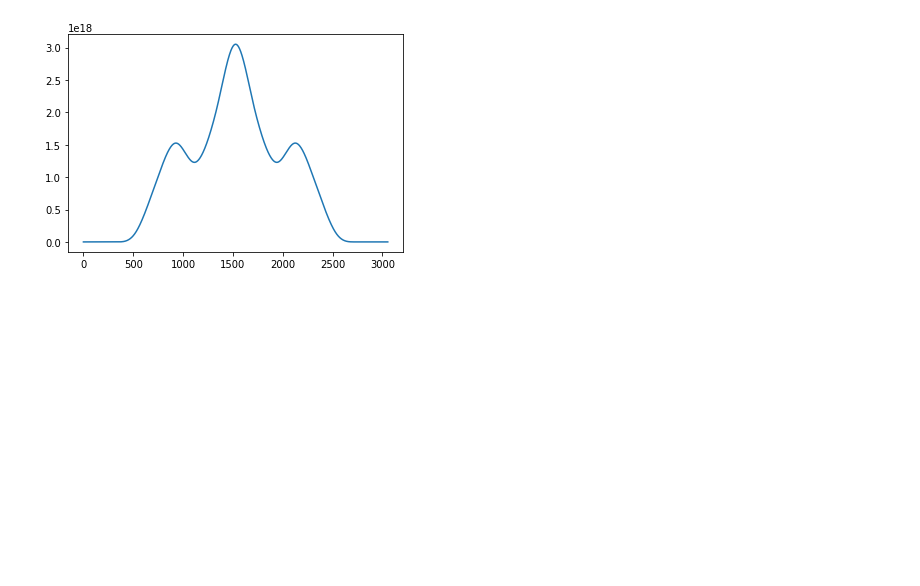
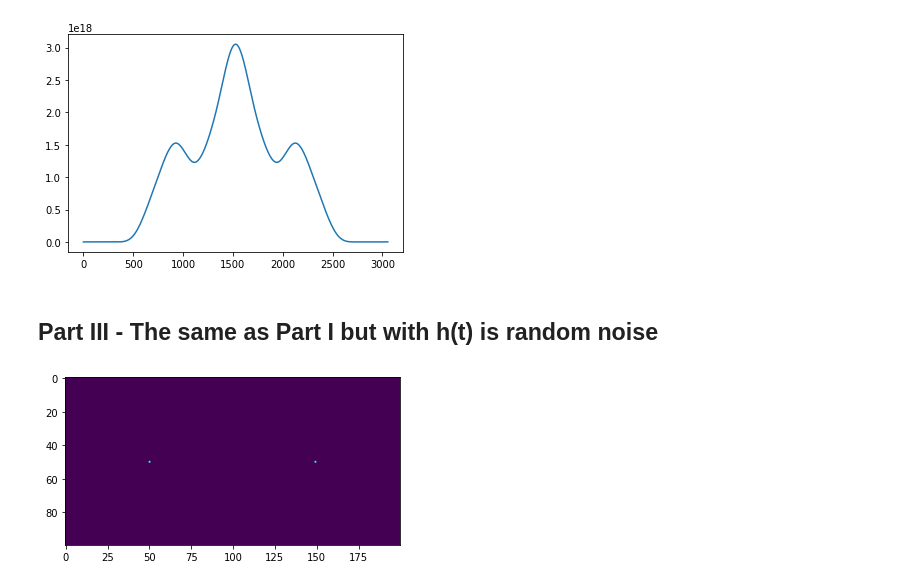
Before and after one commit to olivierleblanc/diffusercam, a Jupyter notebook: bernat/autocorrelation02.ipynb, the cells around one changed output. Drawn from its saved outputs; the diff is of its cells as text; code cells hidden in the pictures; blank space fills up the shorter version.

Commit message:
noise

```diff
--- a/bernat/autocorrelation02.ipynb
+++ b/bernat/autocorrelation02.ipynb
@@ -169,3 +169,5 @@ plt.show()
 [figure]
 [figure]
 [figure]
+# %% [markdown]
+## Part III - The same as Part I but with h(t) is random noise
@@ -171,0 +176,9 @@ plt.show()
+# %%
+#x(t)
+d0=50
+x=sources_s(d0,size_x,size_y)
+
+plt.imshow(x)
+plt.show()
+# %% [output]
+[figure, added]
```
Also changed, not shown: parts of 5 cells of this notebook, 1 other file.
